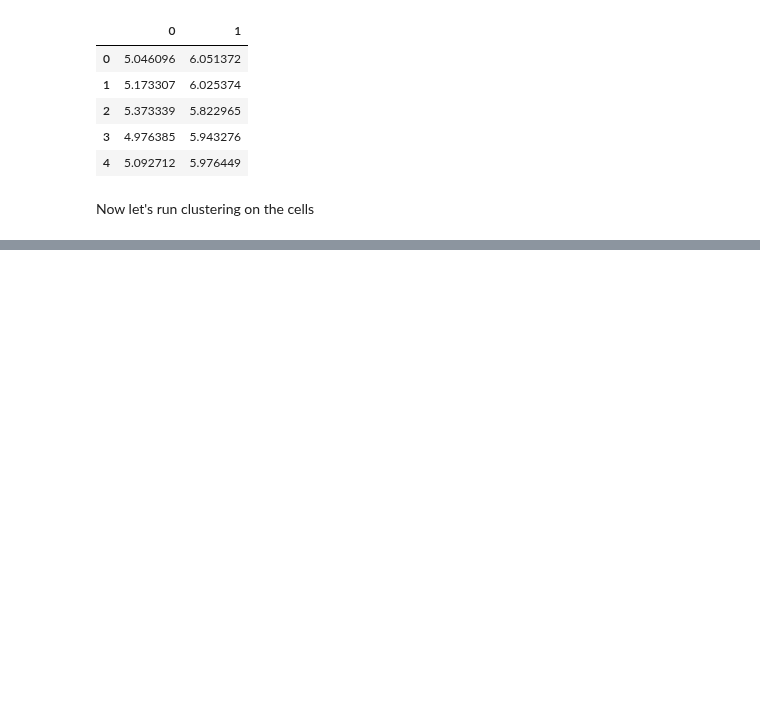
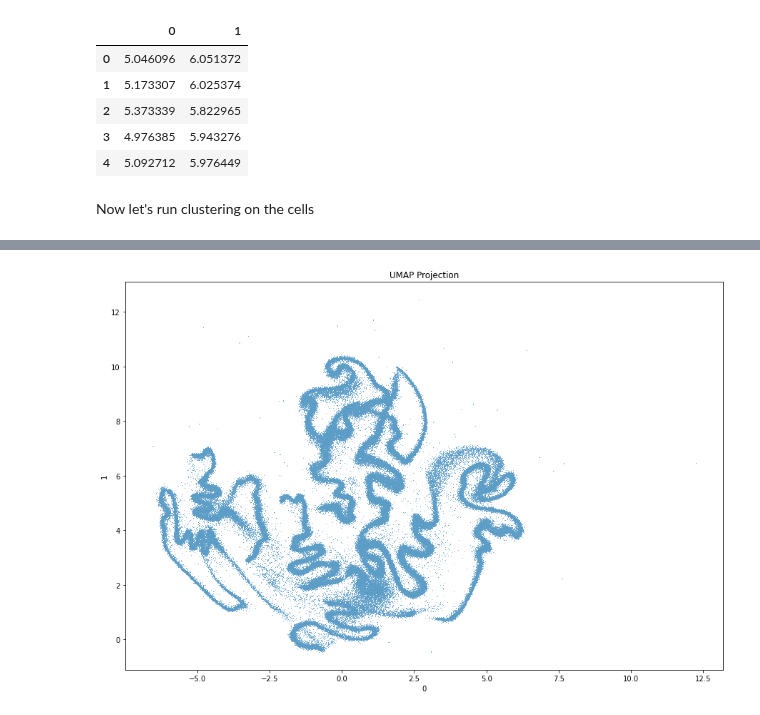
Before and after one commit to jlehrer1/comparative-organoids, a Jupyter notebook: notebooks/reduced_data_clustering_01.ipynb, the cells around one changed output, grey strips where cells are left out. Saved outputs shown, nothing was run; the diff lists cells and outputs as text; code cells hidden in the pictures; blank space fills up the shorter version.

```diff
--- a/notebooks/reduced_data_clustering_01.ipynb
+++ b/notebooks/reduced_data_clustering_01.ipynb
@@ -95,0 +112,4 @@ prim_umap.to_csv('primary_labels_test.csv', index=False)
+# %%
+two_plot(organoid)
+# %% [output]
+[figure, added]
```
Also changed, not shown: parts of 6 cells of this notebook, 5 other files.
